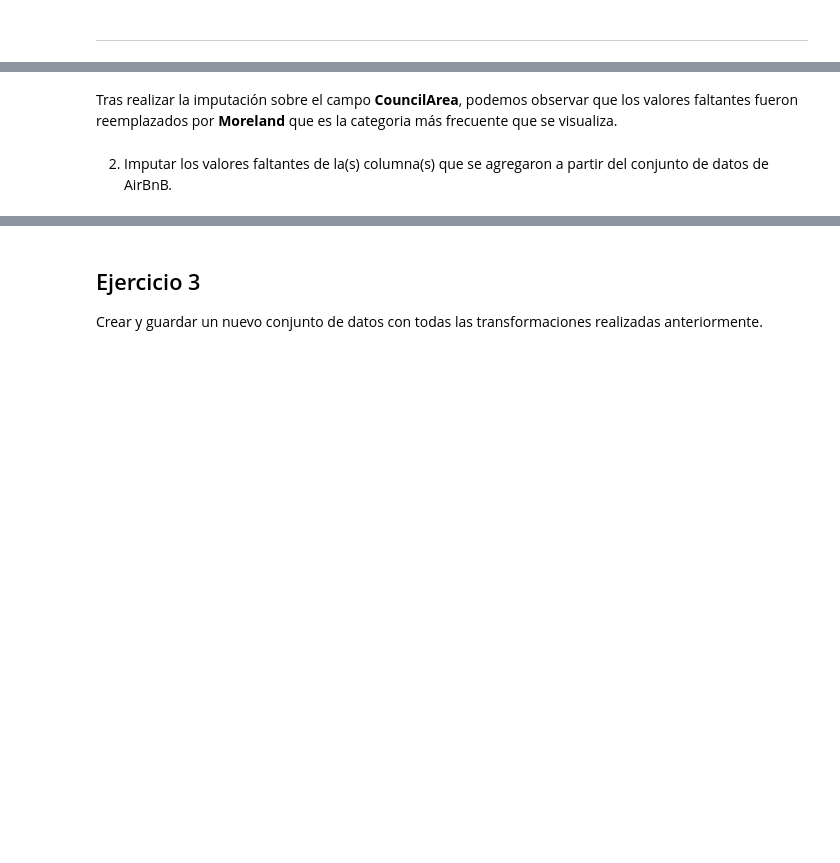
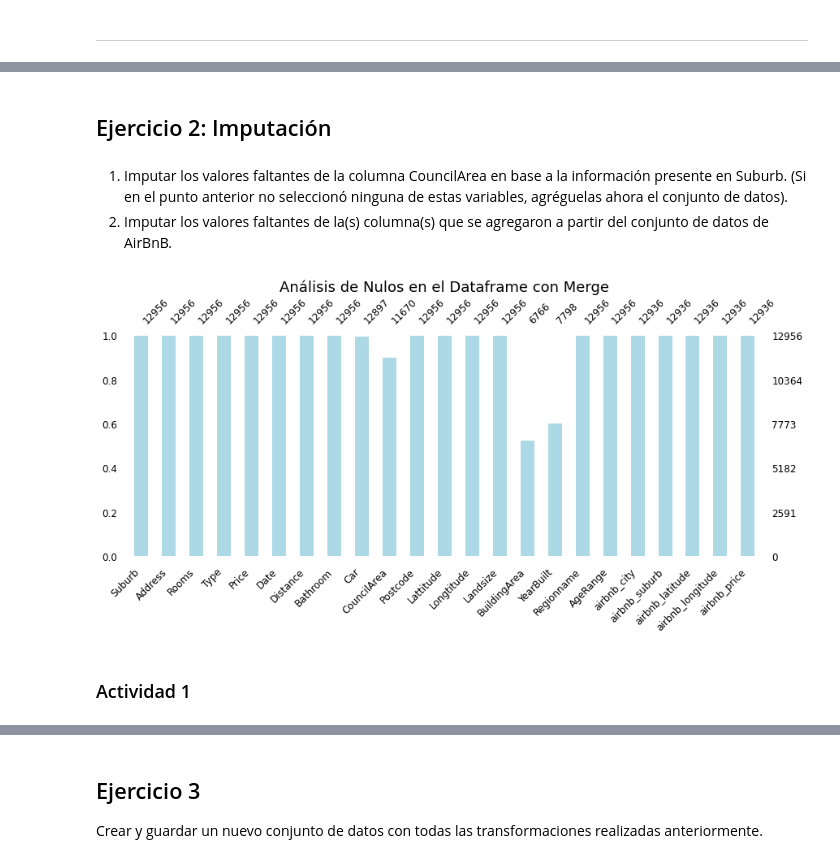
Before and after one commit to JIBarrionuevoGaltier/DiploDatos2021_Grupo_4, a Jupyter notebook: 02_EyCD/Entregable_Parte_1.ipynb, the cells around one changed output, grey strips where cells are left out. Drawn from its saved outputs; the diff is of its cells as text; code cells hidden in the pictures; blank space fills up the shorter version.

```diff
--- a/02_EyCD/Entregable_Parte_1.ipynb
+++ b/02_EyCD/Entregable_Parte_1.ipynb
@@ -1302,8 +1302,8 @@ Procesos de cada columna:
 * **price**: se tomará la media.
 # %%
 airbnb_df_final = airbnb_df_2.groupby(by=['zipcode']) \
-                            .agg(airbnb_city = ('city',pd.Series.mode),
-                                 airbnb_suburb = ('suburb',pd.Series.mode),
+                            .agg(airbnb_city = ('city', lambda x: pd.Series.mode(x)[0]), #es para que tome la primer moda que encuentre en caso de que sea multimodal
+                                 airbnb_suburb = ('suburb',lambda x: pd.Series.mode(x)[0]),
                                  airbnb_latitude = ('latitude','mean'),
                                  airbnb_longitude = ('longitude','mean'),
                                  airbnb_price = ('price','mean')).reset_index()
@@ -1403,4 +1401,0 @@ melb_df_RC2['CouncilArea'].value_counts
-# %% [markdown]
-Tras realizar la imputación sobre el campo **CouncilArea**, podemos observar que los valores faltantes fueron reemplazados por **Moreland** que es la categoria más frecuente que se visualiza.
-# %% [markdown]
-2. Imputar los valores faltantes de la(s) columna(s) que se agregaron a partir del conjunto de datos de AirBnB.
@@ -1408,0 +1402,13 @@ Tras realizar la imputación sobre el campo **CouncilArea**, podemos observar qu
+# %% [markdown]
+## Ejercicio 2: Imputación
+# %% [markdown]
+1. Imputar los valores faltantes de la columna CouncilArea en base a la información presente en Suburb. (Si en el punto anterior no seleccionó ninguna de estas variables, agréguelas ahora el conjunto de datos).
+2. Imputar los valores faltantes de la(s) columna(s) que se agregaron a partir del conjunto de datos de AirBnB.
+# %%
+msno.bar(melb_df_exp,figsize=(14, 5), fontsize=12, color='lightblue')
+plt.title('Análisis de Nulos en el Dataframe con Merge', fontsize=18)
+plt.show()
+# %% [output]
+[figure, added]
+# %% [markdown]
+### Actividad 1
```
Also changed, not shown: parts of 65 cells of this notebook, 1 other file.
